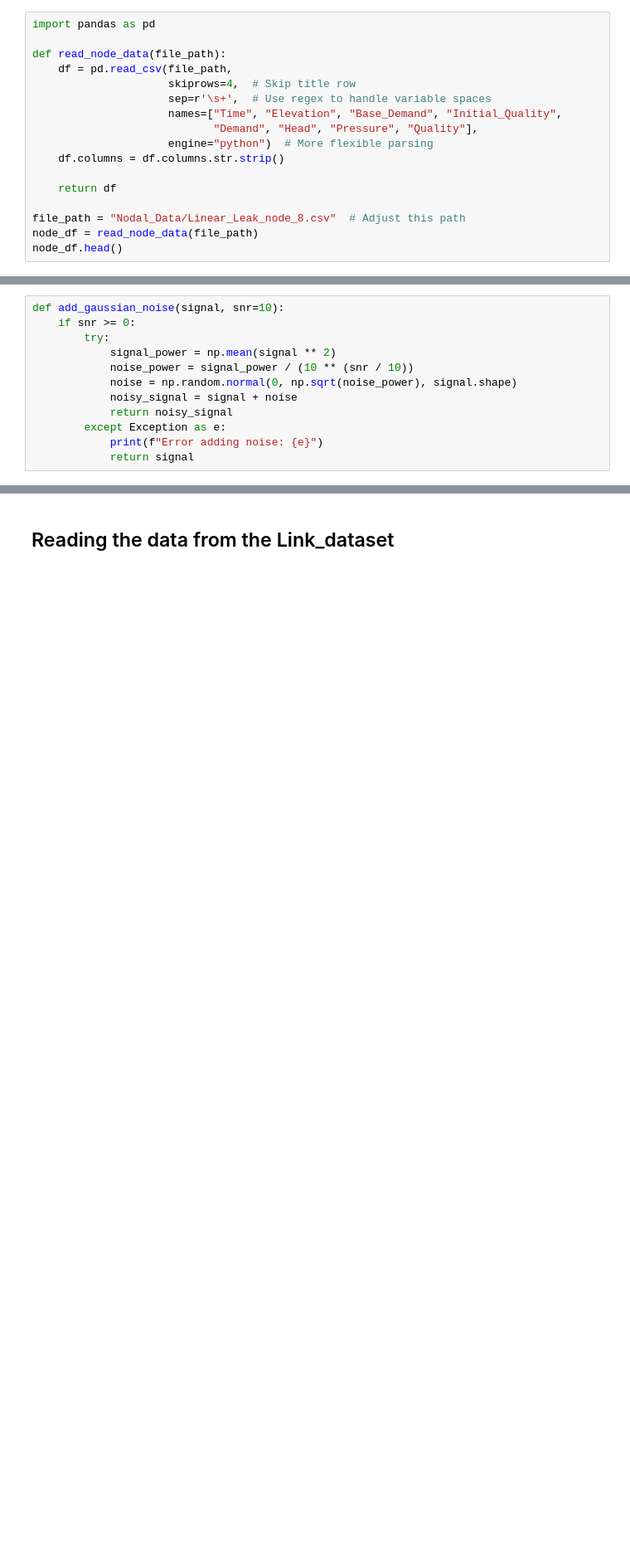
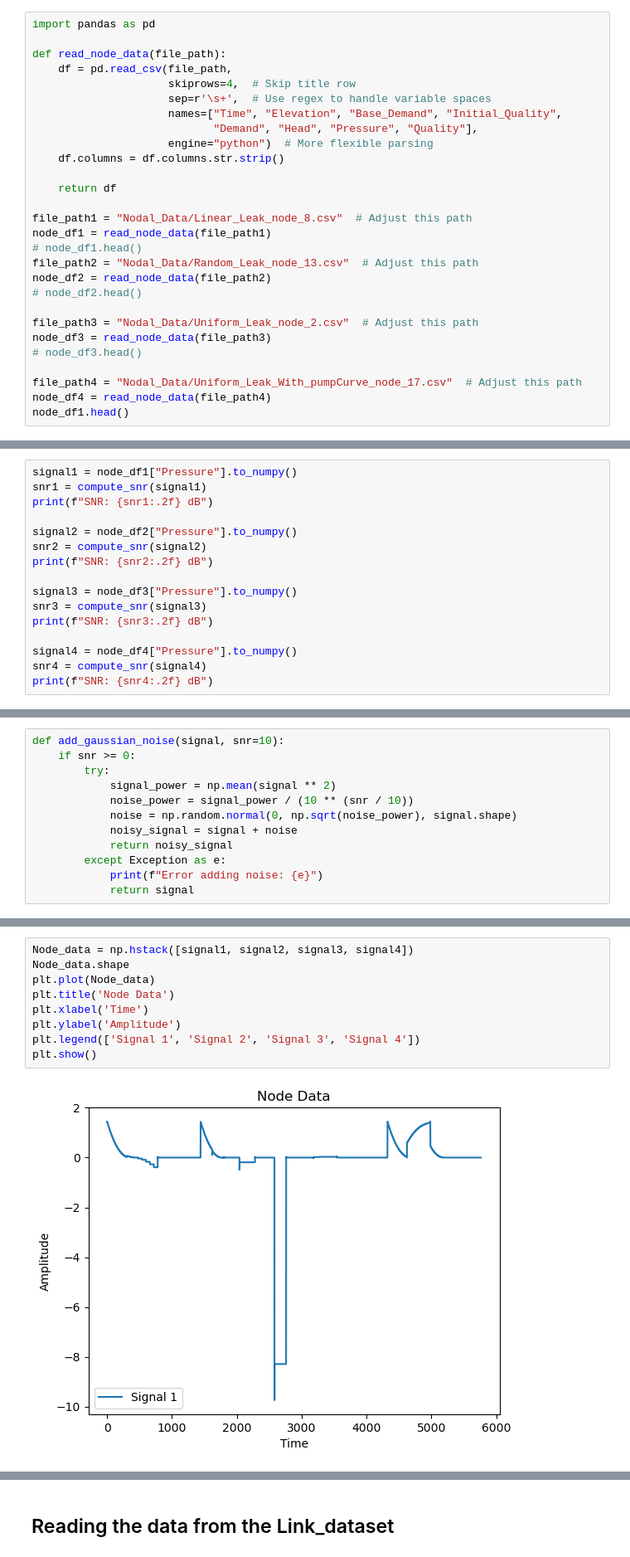
Before and after one commit to ifituburyo/CPS, a Jupyter notebook: main.ipynb, the cells around one changed output, grey strips where cells are left out. Shown: that part at 83% size. Cells and saved outputs as stored; diff of their text form; blank space fills up the shorter version.

```diff
--- a/main.ipynb
+++ b/main.ipynb
@@ -19,9 +21,20 @@ def read_node_data(file_path):
 
     return df
 
-file_path = "Nodal_Data/Linear_Leak_node_8.csv"  # Adjust this path
-node_df = read_node_data(file_path)
-node_df.head()
+file_path1 = "Nodal_Data/Linear_Leak_node_8.csv"  # Adjust this path
+node_df1 = read_node_data(file_path1)
+# node_df1.head()
+file_path2 = "Nodal_Data/Random_Leak_node_13.csv"  # Adjust this path
+node_df2 = read_node_data(file_path2)
+# node_df2.head()
+
+file_path3 = "Nodal_Data/Uniform_Leak_node_2.csv"  # Adjust this path
+node_df3 = read_node_data(file_path3)
+# node_df3.head()
+
+file_path4 = "Nodal_Data/Uniform_Leak_With_pumpCurve_node_17.csv"  # Adjust this path
+node_df4 = read_node_data(file_path4)
+node_df1.head()
 # %% [output]
 |  | Time | Elevation | Base_Demand | Initial_Quality | Demand | Head | Pressure | Quality |
 | 0 | 0:00 | 0 | 4 | 0 | 0.0 | 3.33 | 1.44 | 0.0 |
@@ -53,0 +61,16 @@ SNR: 0.23 dB
+# %%
+signal1 = node_df1["Pressure"].to_numpy()
+snr1 = compute_snr(signal1)
+print(f"SNR: {snr1:.2f} dB")
+
+signal2 = node_df2["Pressure"].to_numpy()
+snr2 = compute_snr(signal2)
+print(f"SNR: {snr2:.2f} dB")
+
+signal3 = node_df3["Pressure"].to_numpy()
+snr3 = compute_snr(signal3)
+print(f"SNR: {snr3:.2f} dB")
+
+signal4 = node_df4["Pressure"].to_numpy()
+snr4 = compute_snr(signal4)
+print(f"SNR: {snr4:.2f} dB")
@@ -95,0 +265,11 @@ plt.show()
+# %%
+Node_data = np.hstack([signal1, signal2, signal3, signal4])
+Node_data.shape
+plt.plot(Node_data)
+plt.title('Node Data')
+plt.xlabel('Time')
+plt.ylabel('Amplitude')
+plt.legend(['Signal 1', 'Signal 2', 'Signal 3', 'Signal 4'])
+plt.show()
+# %% [output]
+[figure, added]
```
Also changed, not shown: parts of 58 cells of this notebook, 12 other files.
